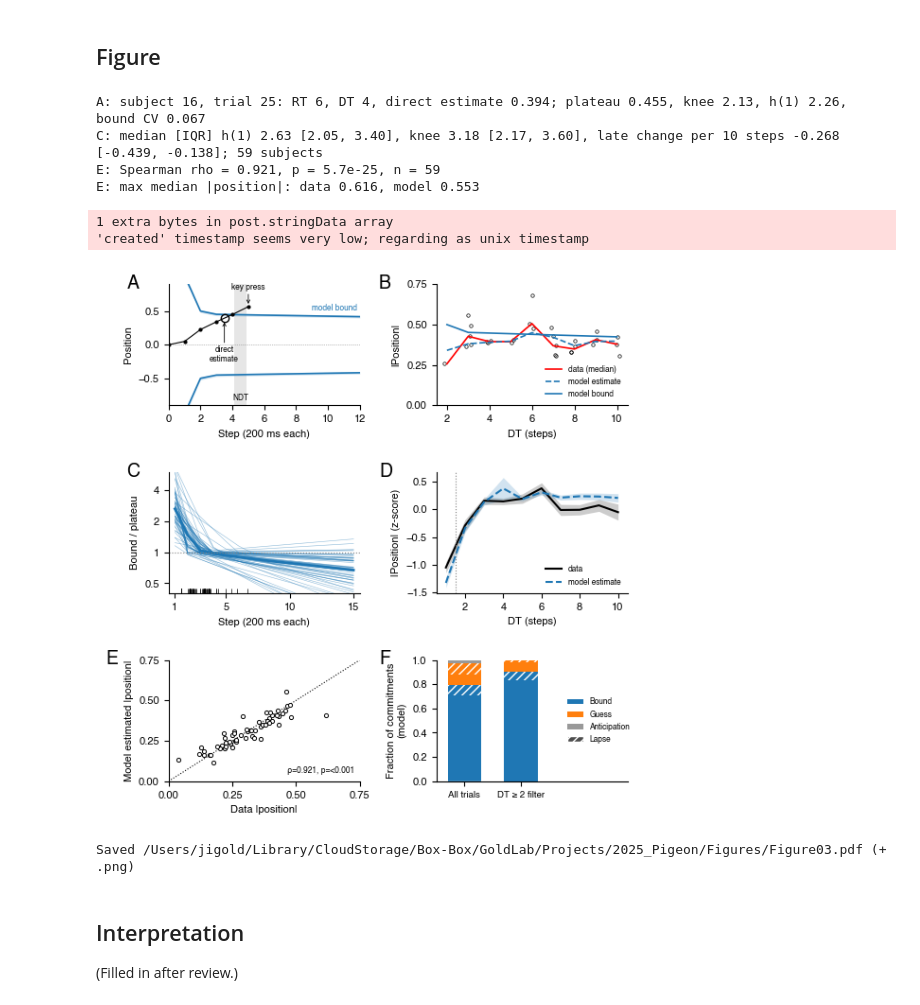
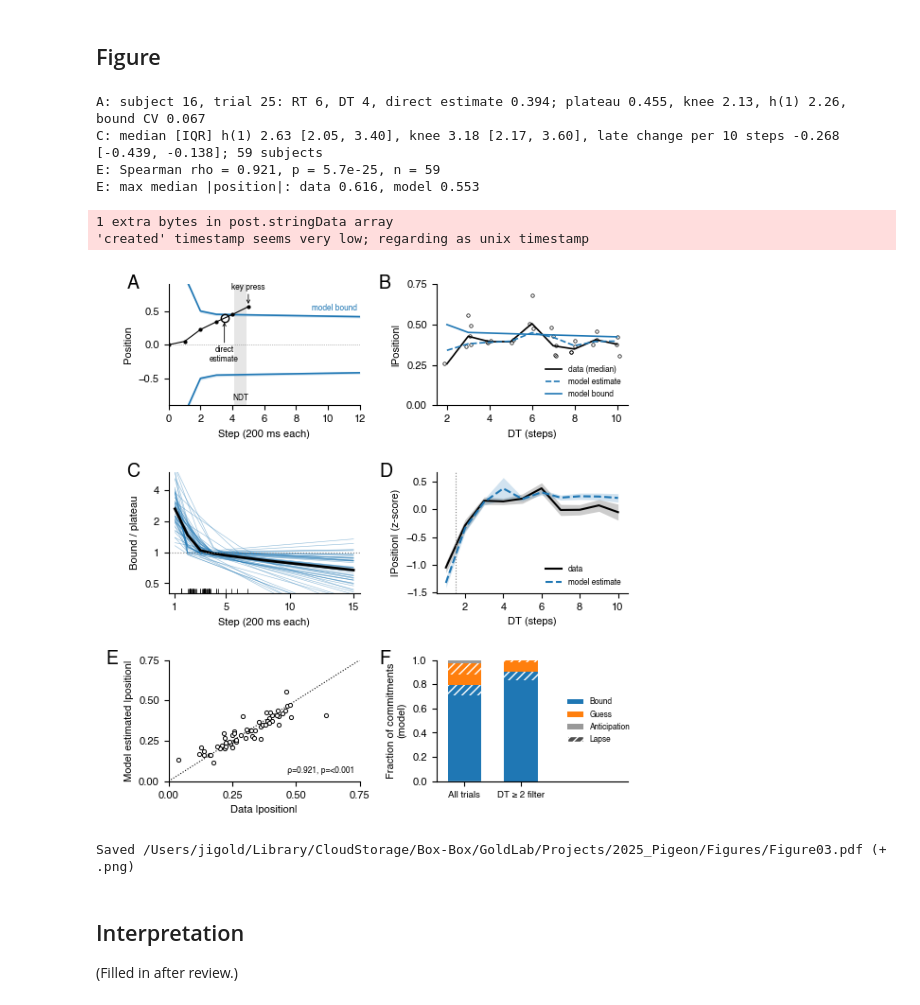
Before and after one commit to TheGoldLab/ms_2026_kalburge_etal_elife, a Jupyter notebook: notebooks/Figure03_boundSummary.ipynb, the cells around one changed output. Cells and saved outputs as stored; diff of their text form; code cells hidden in the pictures.

Commit message:
Figure03: black data median (B) and black across-subject median (C)
Co-Authored-By: Claude Opus 5.5 <noreply@anthropic.com>

```diff
--- a/notebooks/Figure03_boundSummary.ipynb
+++ b/notebooks/Figure03_boundSummary.ipynb
@@ -232,7 +232,7 @@ ex_sim = _measured(sim_b[sim_b.subject_index == EXAMPLE_SUBJECT], 2)
 dts_b = DTS[1:]
 jitter = np.random.default_rng(0).uniform(-0.15, 0.15, len(ex))
 ax_B.plot(ex.DT + jitter, ex.abs_bound, 'o', ms=2.5, mfc='none', mec='k', mew=0.5)
-ax_B.plot(dts_b, ex.groupby('DT').abs_bound.median().reindex(dts_b), 'r-', lw=1.2, label='data (median)')
+ax_B.plot(dts_b, ex.groupby('DT').abs_bound.median().reindex(dts_b), 'k-', lw=1.2, label='data (median)')
 ax_B.plot(dts_b, ex_sim.groupby('DT').abs_bound.median().reindex(dts_b), '--', color=MODEL, lw=1.2,
           label='model estimate')
 ax_B.plot(dts_b, bound_time_course(fe, dts_b), '-', color=MODEL, lw=1.2, label='model bound')
@@ -247,7 +247,7 @@ ax_B.legend(fontsize=6, frameon=False, loc='lower right')
 shape_steps = np.arange(1, 16)
 shapes = np.exp(get_log_h(fits_b, shape_steps))
 ax_C.plot(shape_steps, shapes.T, color=MODEL, lw=0.4, alpha=0.5)
-ax_C.plot(shape_steps, np.median(shapes, axis=0), '-', color=MODEL, lw=2)
+ax_C.plot(shape_steps, np.median(shapes, axis=0), 'k-', lw=2)
 ax_C.axhline(1, color='0.5', ls=':', lw=0.8)
 ax_C.plot(fits_b.knee, np.full(len(fits_b), 0.42), '|', color='k', ms=4, mew=0.5)   # knee rug
 ax_C.set_yscale('log')
@@ -301,34 +301,34 @@ for xi, (label, s) in enumerate(src.items()):
         ax_F.bar(xi, h, bottom=bottom, color=SRC_COLORS[k], width=0.6, lw=0)
         hl = h * s.loc[k, 'of which lapse']
         ax_F.bar(xi, hl, bottom=bottom + h - hl, color='none', edgecolor='w', hatch='////', width=0.6, lw=0)
         bottom += h
 for k in SOURCES:
     ax_F.bar(0, 0, color=SRC_COLORS[k], label=k.capitalize())
 ax_F.bar(0, 0, color='0.3', edgecolor='w', hatch='////', label='Lapse')
 ax_F.set_xticks([0, 1])
 ax_F.set_xticklabels(list(src), fontsize=7)
 ax_F.set_xlim(-0.5, 2.9)
 ax_F.set_ylim(0, 1)
 ax_F.set_ylabel('Fraction of commitments\n(model)')
 ax_F.legend(fontsize=6, frameon=False, loc='center right', bbox_to_anchor=(1.05, 0.5))
 
 for ax, label in zip((ax_A, ax_B, ax_C, ax_D, ax_E, ax_F), 'ABCDEF'):
     ax.spines[['top', 'right']].set_visible(False)
     add_panel_label(ax, label, dx={'E': -0.33}.get(label, -0.22 if label in 'AC' else -0.3))
 
 out = FIGURES_DIR / 'Figure03.pdf'
 fig.savefig(out, dpi=300, bbox_inches='tight')
 fig.savefig(out.with_suffix('.png'), dpi=300, bbox_inches='tight')
 plt.show()
 print(f'Saved {out} (+ .png)')
 # %% [output]
 A: subject 16, trial 25: RT 6, DT 4, direct estimate 0.394; plateau 0.455, knee 2.13, h(1) 2.26, bound CV 0.067
 C: median [IQR] h(1) 2.63 [2.05, 3.40], knee 3.18 [2.17, 3.60], late change per 10 steps -0.268 [-0.439, -0.138]; 59 subjects
 E: Spearman rho = 0.921, p = 5.7e-25, n = 59
 E: max median |position|: data 0.616, model 0.553
 1 extra bytes in post.stringData array
 'created' timestamp seems very low; regarding as unix timestamp
-[figure, old version]
+[figure, new version]
 Saved /Users/jigold/Library/CloudStorage/Box-Box/GoldLab/Projects/2025_Pigeon/Figures/Figure03.pdf (+ .png)
 # %% [markdown]
 ## Interpretation
```
Also changed, not shown: parts of 1 cell of this notebook.
